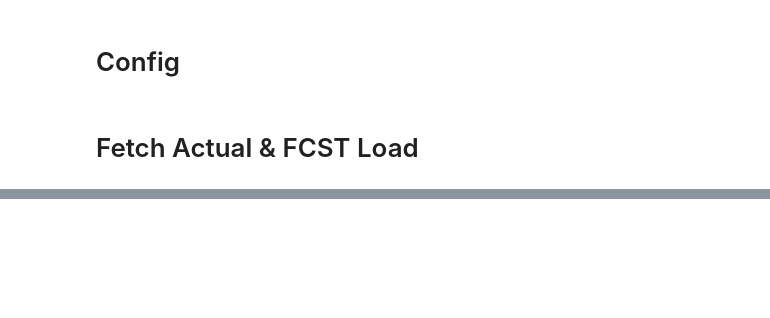
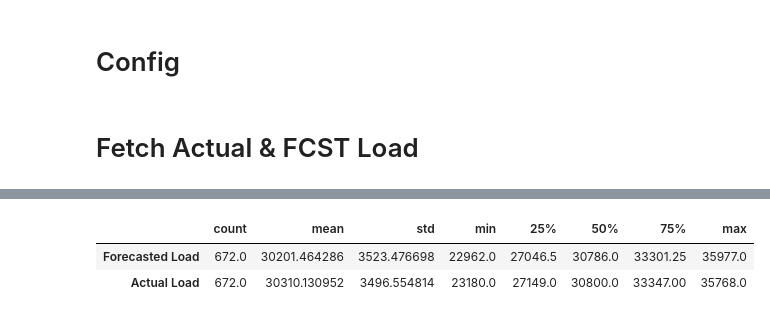
Before and after one commit to DianaDorobantu/electricity-market-brief, a Jupyter notebook: notebooks/entsoe_load_eda.ipynb, the cells around one changed output, grey strips where cells are left out. Drawn from its saved outputs; the diff is of its cells as text; code cells hidden in the pictures; blank space fills up the shorter version.

```diff
--- a/notebooks/entsoe_load_eda.ipynb
+++ b/notebooks/entsoe_load_eda.ipynb
@@ -56,6 +59,12 @@ Data columns (total 2 columns):
  1   Actual Load      672 non-null    float64
 dtypes: float64(2)
 memory usage: 15.8 KB
+# %%
+ df.describe().T
+# %% [output]
+|  | count | mean | std | min | 25% | 50% | 75% | max |
+| Forecasted Load | 672.0 | 30201.464286 | 3523.476698 | 22962.0 | 27046.5 | 30786.0 | 33301.25 | 35977.0 |
+| Actual Load | 672.0 | 30310.130952 | 3496.554814 | 23180.0 | 27149.0 | 30800.0 | 33347.00 | 35768.0 |
 # %%
 df.head()
 # %% [output]
```
Also changed, not shown: parts of 8 cells of this notebook.
